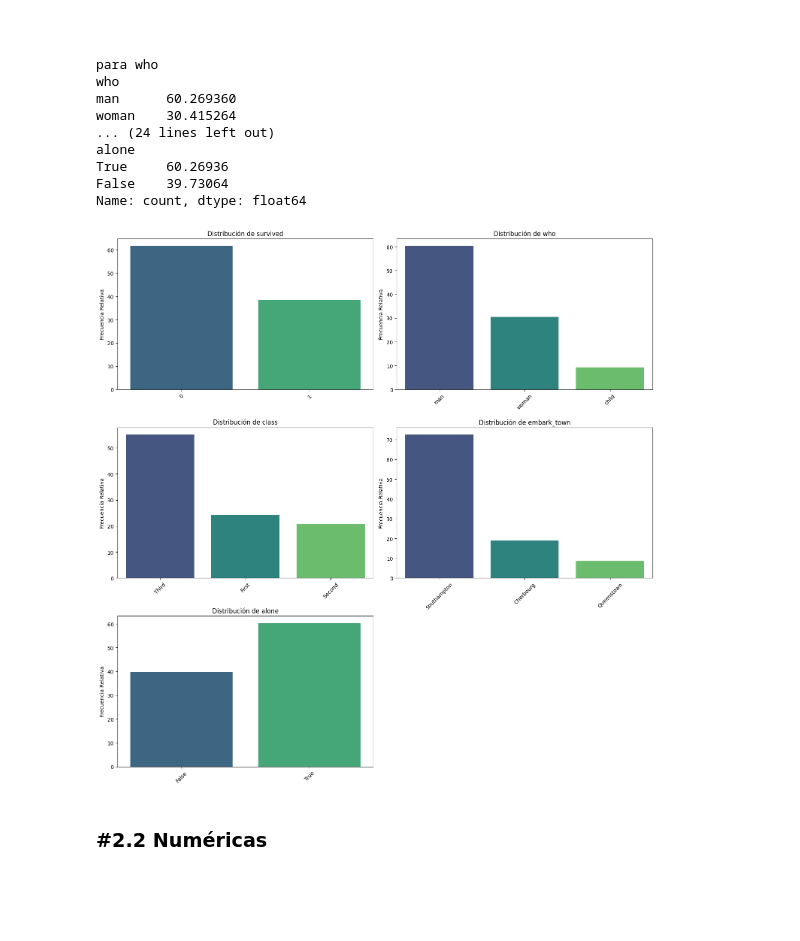
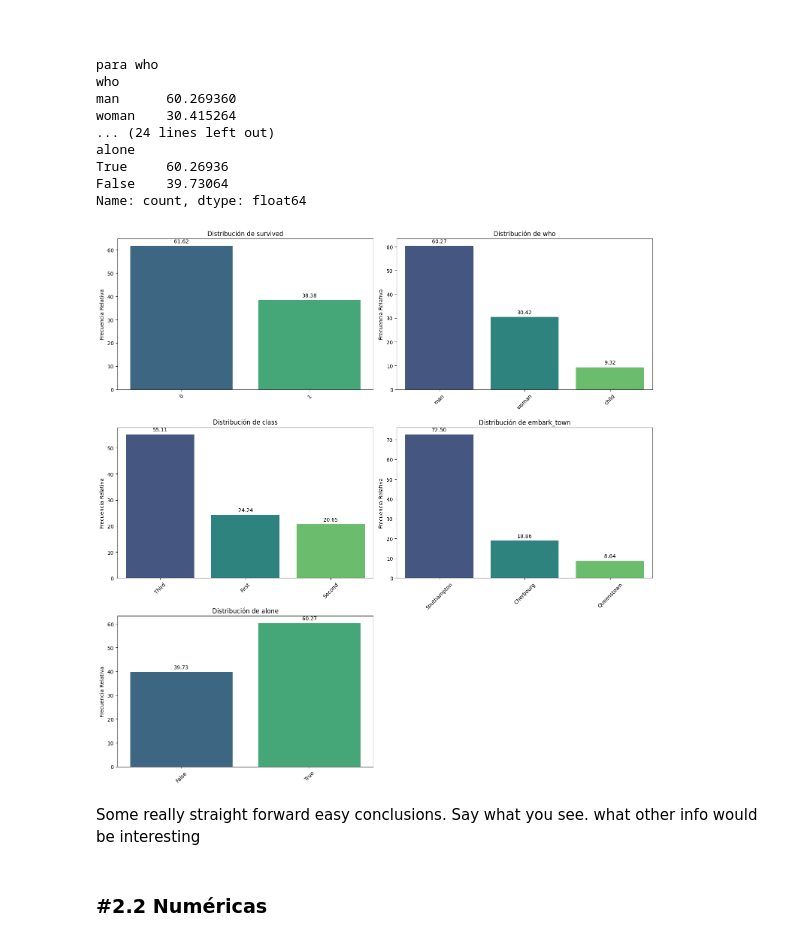
Before and after one commit to mailliwJ/ONLINE_DS_THEBRIDGE_exercises, a Jupyter notebook: 03_Analisis_de_Datos/Sprint_07/Unidad_01/Practica_Obligatoria/18_Practica_Obligatoria_Univariante.ipynb, the cells around one changed output. Cells and saved outputs as stored; diff of their text form; code cells hidden in the pictures; blank space fills up the shorter version.

```diff
--- a/03_Analisis_de_Datos/Sprint_07/Unidad_01/Practica_Obligatoria/18_Practica_Obligatoria_Univariante.ipynb
+++ b/03_Analisis_de_Datos/Sprint_07/Unidad_01/Practica_Obligatoria/18_Practica_Obligatoria_Univariante.ipynb
@@ -217,7 +279,7 @@ Nota: Si quieres añadir más, perfecto.
 
 Separa el análisis en categóricas (incluyendo binarias) y numéricas. Muestra valores, gráficas y conclusiones/observaciones (2 o 3 por variable)
 # %%
-titanic_cardinalidad = eda.cardinalidad(titanicDF, 5, 10)
+titanic_cardinalidad = eda.cardinalidad(titanicDF, 10, 30)
 titanic_cardinalidad.reset_index(names='variable', inplace=True)
 titanic_cardinalidad
 # %% [output]
@@ -303,9 +365,11 @@ True     60.26936
 False    39.73064
 Name: count, dtype: float64
 # %%
-eda.pinta_distribucion_categoricas(titanicDF, selected_cat, relativa=True)
+eda.pinta_distribucion_categoricas(titanicDF, selected_cat, relativa=True, mostrar_valores=True)
 # %% [output]
-[figure, old version]
+[figure, new version]
+# %% [markdown]
+Some really straight forward easy conclusions. Say what you see. what other info would be interesting
 # %% [markdown]
 ### #2.2 Numéricas
 # %%
```
Also changed, not shown: parts of 13 cells of this notebook, 1 other file.
